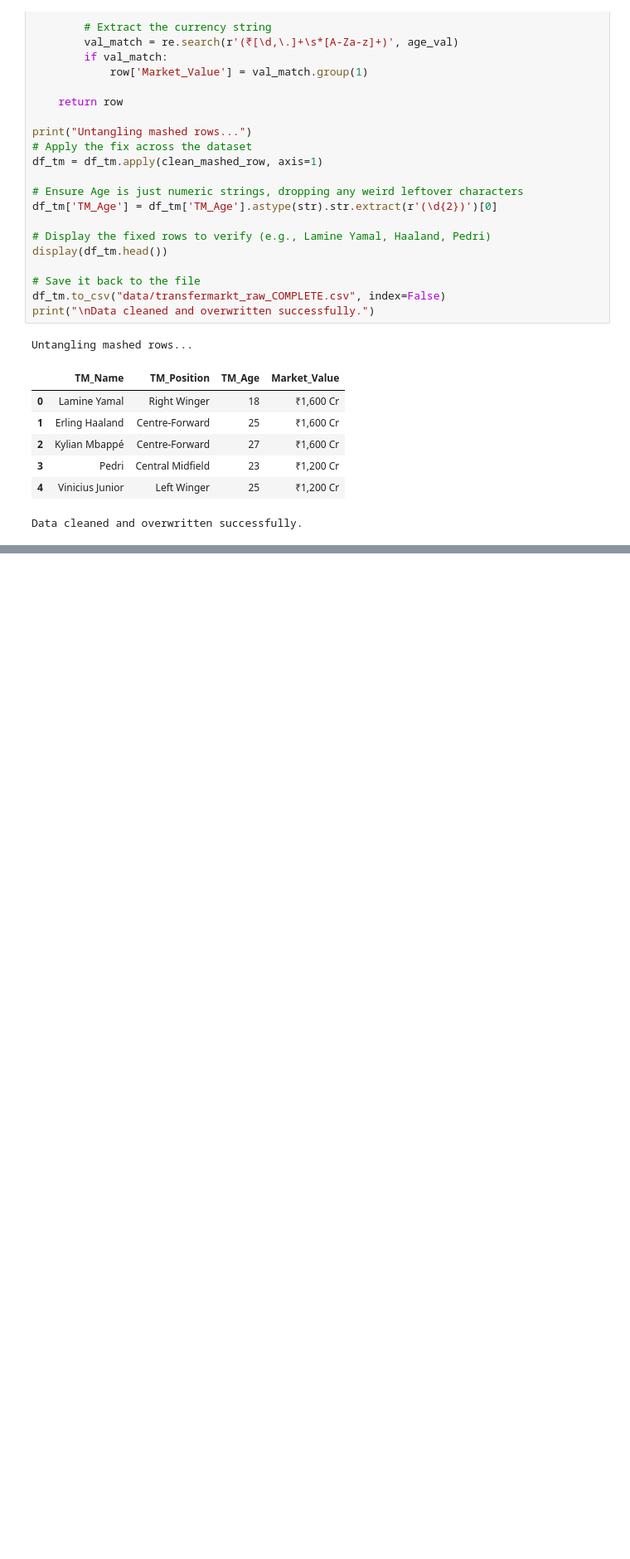
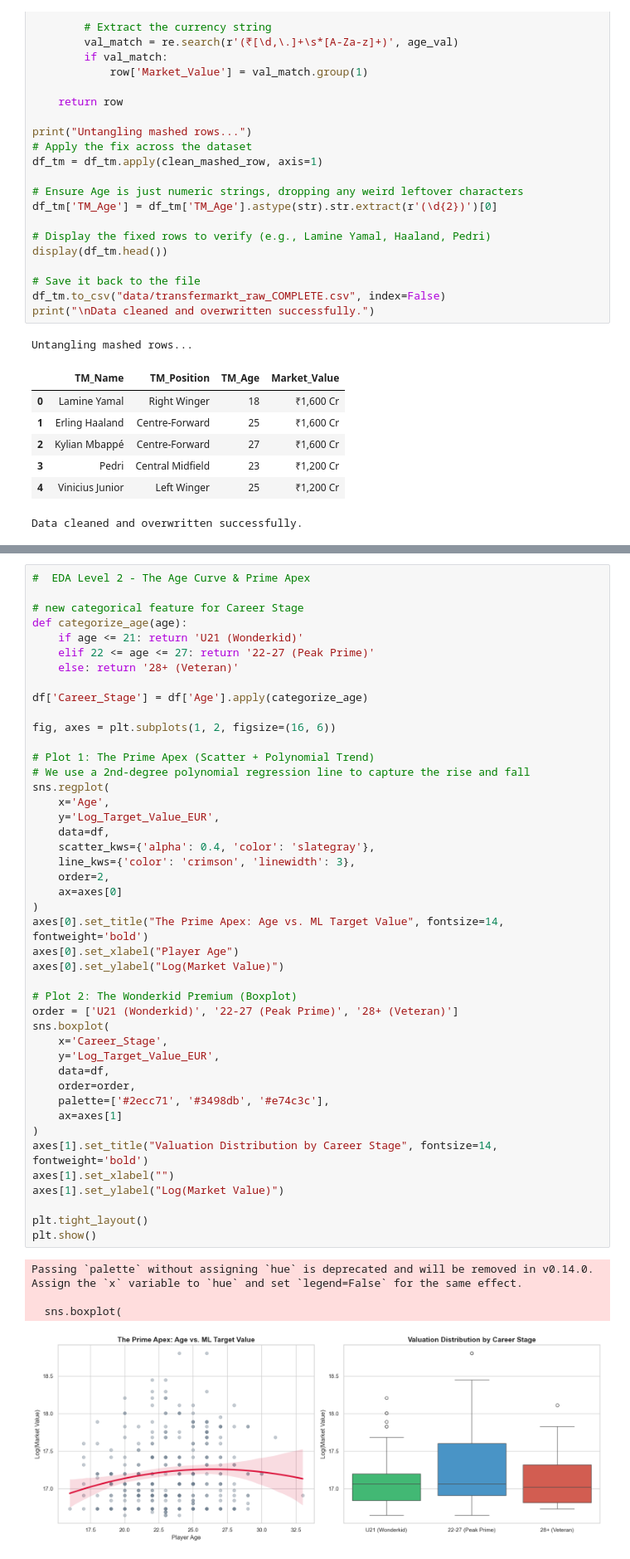
Before and after one commit to Ashwynkumar16/whatif_simulator, a Jupyter notebook: main.ipynb, the cells around one changed output, grey strips where cells are left out. Shown at 83% size. Saved outputs shown, nothing was run; the diff lists cells and outputs as text; blank space fills up the shorter version.

```diff
--- a/main.ipynb
+++ b/main.ipynb
@@ -602,0 +623,49 @@ The master dataset is saved to 'data/UNIFIED_ML_DATASET.csv'.
+# %%
+#  EDA Level 2 - The Age Curve & Prime Apex
+
+# new categorical feature for Career Stage
+def categorize_age(age):
+    if age <= 21: return 'U21 (Wonderkid)'
+    elif 22 <= age <= 27: return '22-27 (Peak Prime)'
+    else: return '28+ (Veteran)'
+
+df['Career_Stage'] = df['Age'].apply(categorize_age)
+
+fig, axes = plt.subplots(1, 2, figsize=(16, 6))
+
+# Plot 1: The Prime Apex (Scatter + Polynomial Trend)
+# We use a 2nd-degree polynomial regression line to capture the rise and fall
+sns.regplot(
+    x='Age',
+    y='Log_Target_Value_EUR',
+    data=df,
+    scatter_kws={'alpha': 0.4, 'color': 'slategray'},
+    line_kws={'color': 'crimson', 'linewidth': 3},
+    order=2,
+    ax=axes[0]
+)
+axes[0].set_title("The Prime Apex: Age vs. ML Target Value", fontsize=14, fontweight='bold')
+axes[0].set_xlabel("Player Age")
+axes[0].set_ylabel("Log(Market Value)")
+
+# Plot 2: The Wonderkid Premium (Boxplot)
+order = ['U21 (Wonderkid)', '22-27 (Peak Prime)', '28+ (Veteran)']
+sns.boxplot(
+    x='Career_Stage',
+    y='Log_Target_Value_EUR',
+    data=df,
+    order=order,
+    palette=['#2ecc71', '#3498db', '#e74c3c'],
+    ax=axes[1]
+)
+axes[1].set_title("Valuation Distribution by Career Stage", fontsize=14, fontweight='bold')
+axes[1].set_xlabel("")
+axes[1].set_ylabel("Log(Market Value)")
+
+plt.tight_layout()
+plt.show()
+# %% [output]
+Passing `palette` without assigning `hue` is deprecated and will be removed in v0.14.0. Assign the `x` variable to `hue` and set `legend=False` for the same effect.
+
+  sns.boxplot(
+[figure, added]
```
Also changed, not shown: parts of 17 cells of this notebook, 1 other file.
